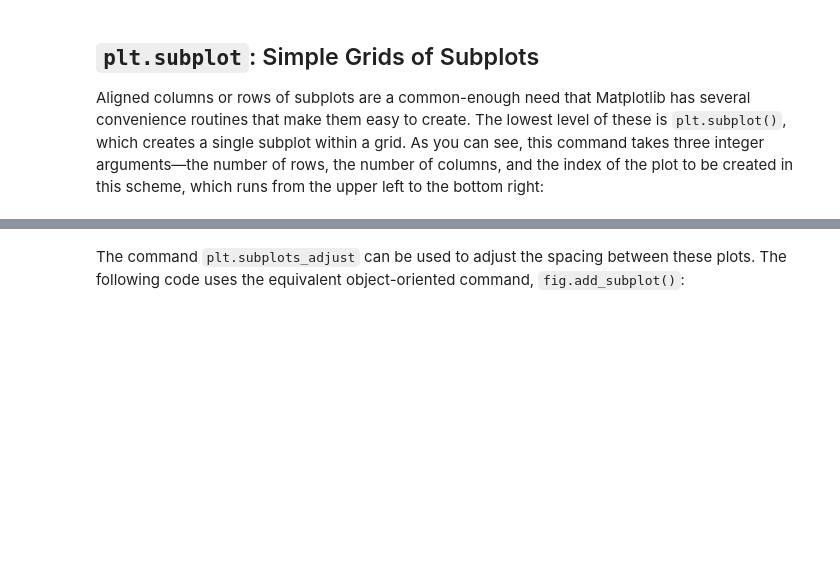
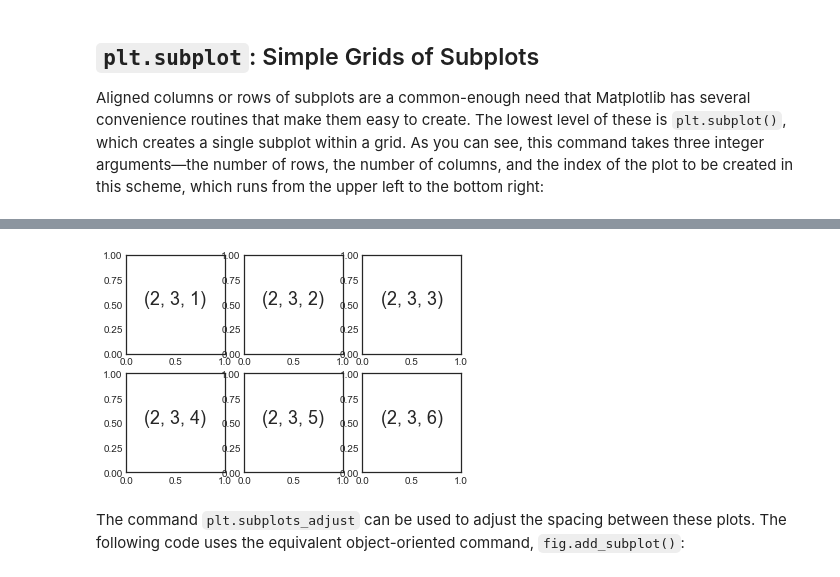
Before and after one commit to marcusRB/thebridge_ft_nov21, a Jupyter notebook: 2-EDA/3-Matplotlib/teoria/7-Subplots aula.ipynb, the cells around one changed output, grey strips where cells are left out. Saved outputs shown, nothing was run; the diff lists cells and outputs as text; code cells hidden in the pictures; blank space fills up the shorter version.

```diff
--- a/2-EDA/3-Matplotlib/teoria/7-Subplots aula.ipynb
+++ b/2-EDA/3-Matplotlib/teoria/7-Subplots aula.ipynb
@@ -36,3 +49,12 @@ As you can see, this command takes three integer arguments—the number of rows,
+# %%
+for i in range(1,7):
+    plt.subplot(2,3,i)
+    plt.text(0.5, 0.5, str((2,3,i)),
+            fontsize=18, ha='center')
+
+#plt.tight_layout()
+# %% [output]
+[figure, added]
 # %% [markdown]
 The command ``plt.subplots_adjust`` can be used to adjust the spacing between these plots.
 The following code uses the equivalent object-oriented command, ``fig.add_subplot()``:
```
Also changed, not shown: parts of 16 cells of this notebook, 1 other file.
